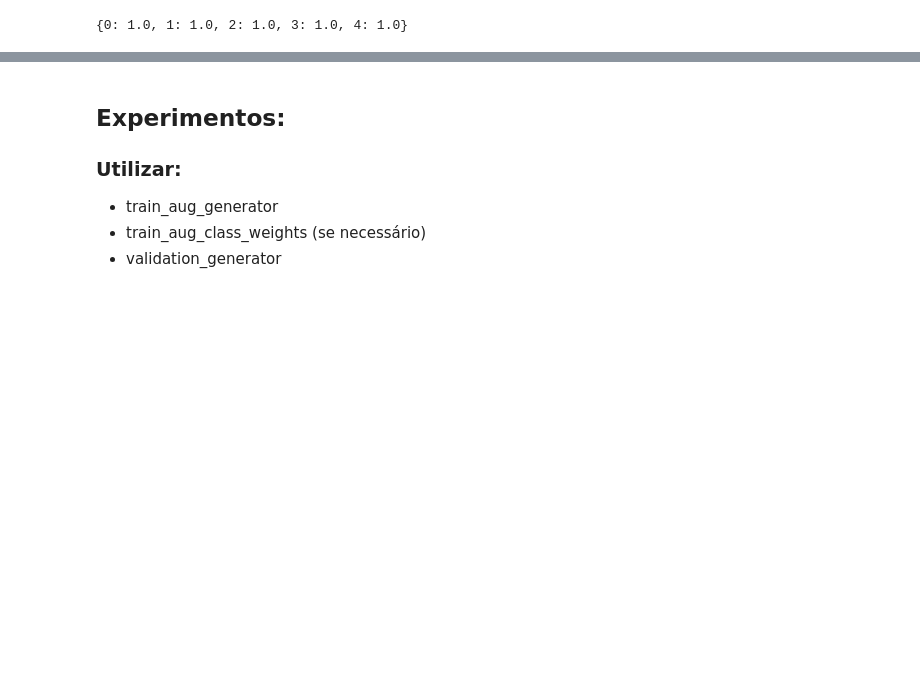
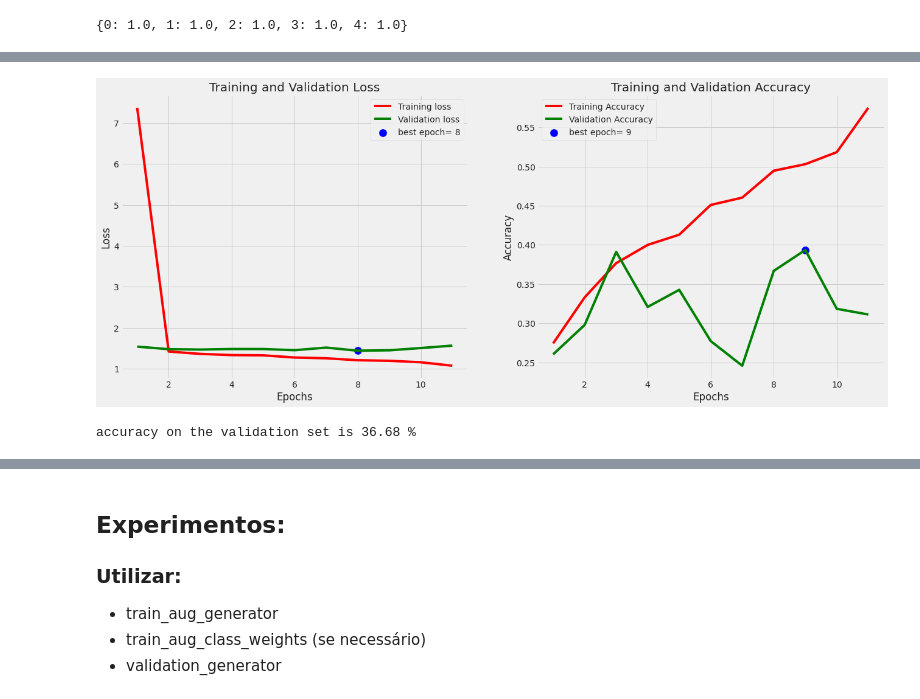
Before and after one commit to mauriciosobrinho/mdc-unicamp-final-project, a Jupyter notebook: jupyter_notebook/Trabalho_final_2nd.ipynb, the cells around one changed output, grey strips where cells are left out. Saved outputs shown, nothing was run; the diff lists cells and outputs as text; code cells hidden in the pictures; blank space fills up the shorter version.

```diff
--- a/jupyter_notebook/Trabalho_final_2nd.ipynb
+++ b/jupyter_notebook/Trabalho_final_2nd.ipynb
@@ -384,0 +586,14 @@ print(train_aug_class_weights)
+# %%
+from tensorflow.keras import layers
+
+model_baseline = tf.keras.Sequential()
+#Camada convolucional com 10 filtros de tamanho 3x3 e ativação ReLU
+model_baseline.add(layers.Conv2D(32, 3, padding='valid', activation='relu', input_shape=img_shape))
+#Max pooling de tamanho 2x2
+model_baseline.add(layers.MaxPooling2D(pool_size=(2,2)))
+#Operação de vetorização dos dados
+model_baseline.add(layers.Flatten())
+#Densa com 10 nós de saída
+model_baseline.add(layers.Dense(5))
+
+model_baseline.summary()
@@ -384,0 +617,6 @@ print(train_aug_class_weights)
+# %%
+model_baseline.compile(optimizer=tf.keras.optimizers.Adam(LEARNING_RATE),
+              loss=tf.keras.losses.CategoricalCrossentropy(from_logits=True),
+              metrics=['accuracy'])
+# %%
+history = model_baseline.fit(train_aug_generator, batch_size=BATCH_SIZE, epochs=EPOCHS, callbacks=callbacksLst, validation_data=validation_generator)
@@ -384,0 +641,6 @@ print(train_aug_class_weights)
+# %%
+# Avalia o modelo na validação
+score = model_baseline.evaluate(validation_generator, verbose=1)
+
+print('Valid loss:', score[0])
+print('Valid acc:', score[1])
@@ -384,0 +651,13 @@ print(train_aug_class_weights)
+# %%
+tr_plot(history,0)
+save_dir=r'./'
+subject = MODEL_NAME
+acc=score[1]*100
+msg=f'accuracy on the validation set is {acc:5.2f} %'
+print(msg)
+save_id=str (MODEL_NAME + '-' + str(acc)[:str(acc).rfind('.')+3] + '.h5')
+save_loc=os.path.join(save_dir, save_id)
+model_baseline.save(save_loc)
+# %% [output]
+[figure, added]
+accuracy on the validation set is 36.68 %
```
Also changed, not shown: parts of 80 cells of this notebook.
